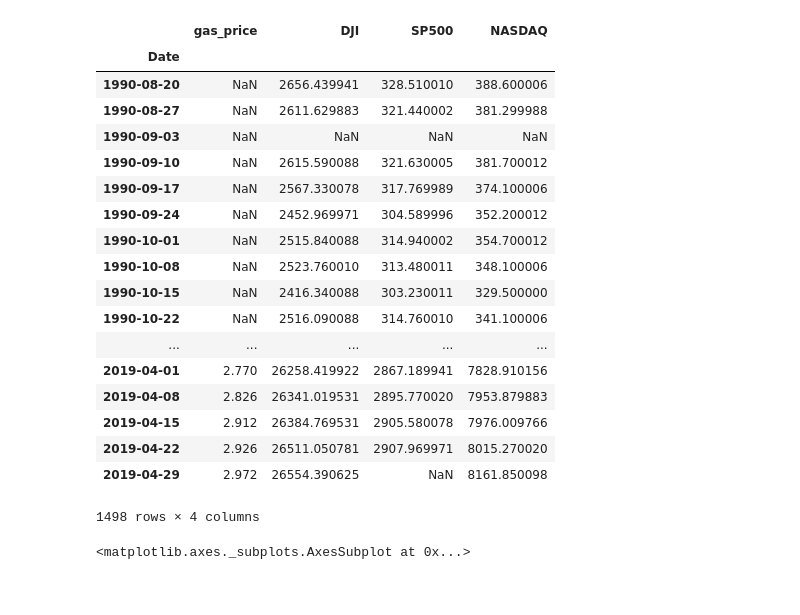
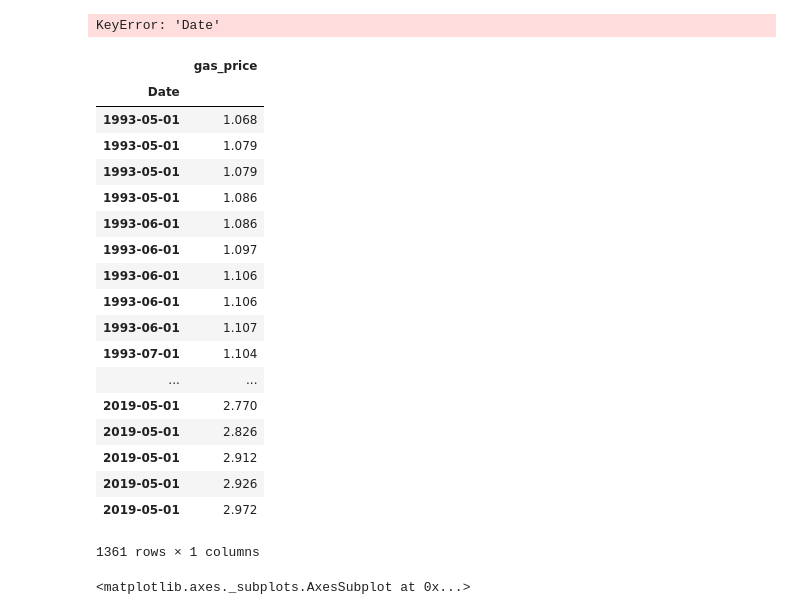
Before and after one commit to Allen-Z-4230/FutureGas, a Jupyter notebook: future_gas_folder/data_import.ipynb, the cells around one changed output. Saved outputs shown, nothing was run; the diff lists cells and outputs as text; code cells hidden in the pictures.

```diff
--- a/future_gas_folder/data_import.ipynb
+++ b/future_gas_folder/data_import.ipynb
@@ -47,6 +47,7 @@ df_nas['Date'] = pd.to_datetime(df_nas.Date)
 #df = df.merge(df_gas, how='inner', on='Date')
 # %%
 #Set indexes
+df_gas.set_index('Date', inplace = True)
 df_dji.set_index('Date', inplace = True)
 df_gas_copy.set_index('Date', inplace = True)
 df_sp500.set_index('Date', inplace = True)
@@ -59,26 +60,5 @@ df_nas_copy = df_nas.copy()
 df_dji_copy = df_dji.rename(columns ={'Close': "DJI"})
 df_sp500_copy = df_sp500.rename(columns ={'Close': "SP500"})
 df_nas_copy = df_nas.rename(columns ={'Close': "NASDAQ"})
+# %% [output]
+KeyError: 'Date'
-# %%
-df_corr = pd.concat([df_gas_copy, df_dji_copy, df_sp500_copy, df_nas_copy], axis=1, join_axes=[df_gas_copy.index])
-df_corr
-# %% [output]
-|  | gas_price | DJI | SP500 | NASDAQ |
-| Date |  |  |  |  |
-| 1990-08-20 | NaN | 2656.439941 | 328.510010 | 388.600006 |
-| 1990-08-27 | NaN | 2611.629883 | 321.440002 | 381.299988 |
-| 1990-09-03 | NaN | NaN | NaN | NaN |
-| 1990-09-10 | NaN | 2615.590088 | 321.630005 | 381.700012 |
-| 1990-09-17 | NaN | 2567.330078 | 317.769989 | 374.100006 |
-| 1990-09-24 | NaN | 2452.969971 | 304.589996 | 352.200012 |
-| 1990-10-01 | NaN | 2515.840088 | 314.940002 | 354.700012 |
-| 1990-10-08 | NaN | 2523.760010 | 313.480011 | 348.100006 |
-| 1990-10-15 | NaN | 2416.340088 | 303.230011 | 329.500000 |
-| 1990-10-22 | NaN | 2516.090088 | 314.760010 | 341.100006 |
-| ... | ... | ... | ... | ... |
-| 2019-04-01 | 2.770 | 26258.419922 | 2867.189941 | 7828.910156 |
-| 2019-04-08 | 2.826 | 26341.019531 | 2895.770020 | 7953.879883 |
-| 2019-04-15 | 2.912 | 26384.769531 | 2905.580078 | 7976.009766 |
-| 2019-04-22 | 2.926 | 26511.050781 | 2907.969971 | 8015.270020 |
-| 2019-04-29 | 2.972 | 26554.390625 | NaN | 8161.850098 |
-1498 rows × 4 columns
@@ -85,3 +73,25 @@ df_corr
+# %%
+df_gas
+# %% [output]
+|  | gas_price |
+| Date |  |
+| 1993-05-01 | 1.068 |
+| 1993-05-01 | 1.079 |
+| 1993-05-01 | 1.079 |
+| 1993-05-01 | 1.086 |
+| 1993-06-01 | 1.086 |
+| 1993-06-01 | 1.097 |
+| 1993-06-01 | 1.106 |
+| 1993-06-01 | 1.106 |
+| 1993-06-01 | 1.107 |
+| 1993-07-01 | 1.104 |
+| ... | ... |
+| 2019-05-01 | 2.770 |
+| 2019-05-01 | 2.826 |
+| 2019-05-01 | 2.912 |
+| 2019-05-01 | 2.926 |
+| 2019-05-01 | 2.972 |
+1361 rows × 1 columns
 # %%
 df_dji.plot(figsize = (15, 5))
 # %% [output]
```
Also changed, not shown: parts of 1 cell of this notebook.
